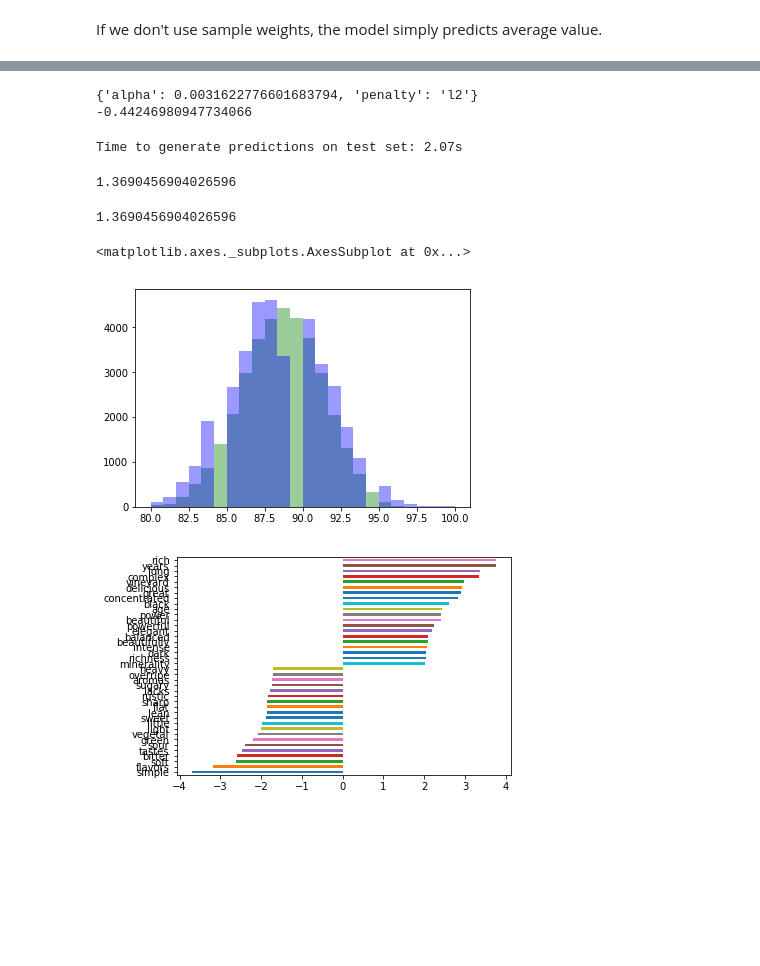
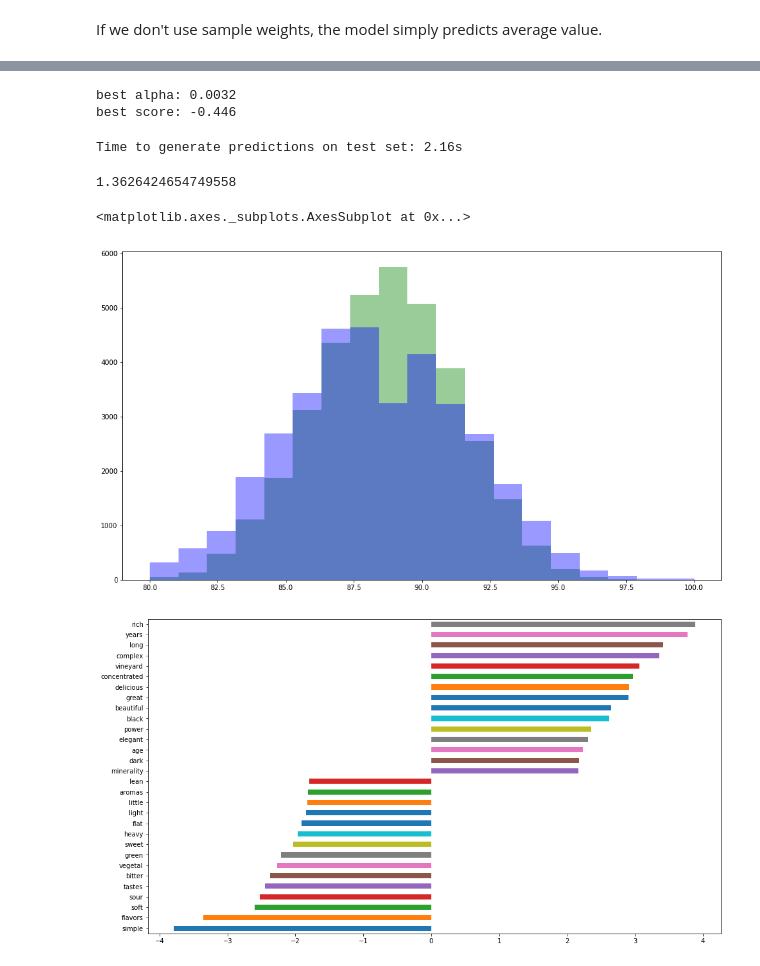
Before and after one commit to veshitala/Machine-learning, a Jupyter notebook: wine_review/Main.ipynb, the cells around one changed output, grey strips where cells are left out. Cells and saved outputs as stored; diff of their text form; code cells hidden in the pictures; blank space fills up the shorter version.

```diff
--- a/wine_review/Main.ipynb
+++ b/wine_review/Main.ipynb
@@ -91,16 +95,14 @@ print(X_test.shape)
 (83968,)
 (35987,)
 # %%
-# Generate tf-idf
-
+# Generate tf-idf features
 n = 3
-tfv = TfidfVectorizer(min_df=3, # minimum document frequency of the word
+tfv = TfidfVectorizer(min_df=3,                # minimum document frequency of the word
                       max_features=None,
-                      strip_accents='unicode', # strip accents from unicode characters
                       analyzer='word',
-                      token_pattern=r'\w{1,}', # alphanumeric character + 1 or more repetition?
-                      ngram_range=(1,n), # make vocabulary with 1 to 3 words ngram
-                      use_idf=1, # use inverse document frequency
+                      token_pattern=r'\w{1,}', # alphanumeric character + 1 or more repetition
+                      ngram_range=(1,n),       # make vocabulary with 1 to 3 words ngram
+                      use_idf=1,               # use inverse document frequency
                       smooth_idf=1,
                       sublinear_tf=1,
                       stop_words = 'english'
@@ -109,5 +111,6 @@ tfv = TfidfVectorizer(min_df=3, # minimum document frequency of the word
 start = time.time()
 X_train_vect = tfv.fit_transform(X_train)
 end = time.time()
+
 print('Time to train vectorizer and transform training text: %0.2fs' % (end - start))
 # %% [output]
@@ -157,4 +161,6 @@ print(point_std * mean_squared_error(y_test, y_pred))
 # %%
-plt.hist(y_pred * point_std + point_mean, bins=np.linspace(80, 100, 20), alpha=0.4, color='g')
-plt.hist(y_test * point_std + point_mean, bins=np.linspace(80, 100, 20), alpha=0.4, color='b')
+# Plot the distribution of scores
+bins = np.linspace(80, 100, 20)
+u = plt.hist(y_pred * point_std + point_mean, bins=bins, alpha=0.4, color='g')
+u = plt.hist(y_test * point_std + point_mean, bins=bins, alpha=0.4, color='b')
 # %% [output]
@@ -208,11 +210,13 @@ Time to train model: 4.22s
 # %%
+# Check the best parameter and score
 model2 = gs2.best_estimator_
-print(gs2.best_params_)
-print(gs2.best_score_)
+print('best alpha: {:.4f}'.format(gs2.best_params_['alpha']))
+print('best score: {:.3f}'.format(gs2.best_score_))
 # %% [output]
-{'alpha': 0.0031622776601683794, 'penalty': 'l2'}
--0.44246980947734066
+best alpha: 0.0032
+best score: -0.446
 # %%
+# Generate predictions using scikit-learn's pipeline
 pipe2 = Pipeline([('vect', tfv), ('model', model2)])
 start = time.time()
 y_pred2 = pipe2.predict(X_test)
@@ -220,26 +224,29 @@ end = time.time()
 
 print('Time to generate predictions on test set: %0.2fs' % (end - start))
 # %% [output]
-Time to generate predictions on test set: 2.07s
+Time to generate predictions on test set: 2.16s
-# %%
-print(point_std * mean_squared_error(y_test, y_pred2))
-# %% [output]
-1.3690456904026596
+# %%
+# Check the mean squared error
+error2 = point_std * mean_squared_error(y_test, y_pred2)
+print('mean squared error: {:.2f}'.format(error2))
+
+print(point_std * mean_squared_error(y_test, y_pred2))
+# %% [output]
+1.3626424654749558
 # %%
-print(point_std * mean_squared_error(y_test, y_pred2))
+# Plot histogram of predicted score
+plt.hist(y_pred2 * point_std + point_mean, bins=bins, alpha=0.4, color='g')
+plt.hist(y_test  * point_std + point_mean, bins=bins, alpha=0.4, color='b')
 
-plt.hist(y_pred2 * point_std + point_mean, bins=np.linspace(80, 100, 25), alpha=0.4, color='g')
-plt.hist(y_test * point_std + point_mean, bins=np.linspace(80, 100, 25), alpha=0.4, color='b')
-
+# Plot the most important coefficients
 coef = pd.Series(model2.coef_, index = indices_word)
-num_coef = 20
+num_coef = 15
 imp_coef = pd.concat([coef.sort_values().head(num_coef),
                       coef.sort_values().tail(num_coef)])
 
 plt.figure()
 imp_coef.plot(kind='barh')
 # %% [output]
-1.3690456904026596
+<matplotlib.axes._subplots.AxesSubplot at 0x...>
-<matplotlib.axes._subplots.AxesSubplot at 0x...>
-[figure, old version]
+[figure, new version]
-[figure, old version]
+[figure, new version]
```
Also changed, not shown: parts of 21 cells of this notebook.
